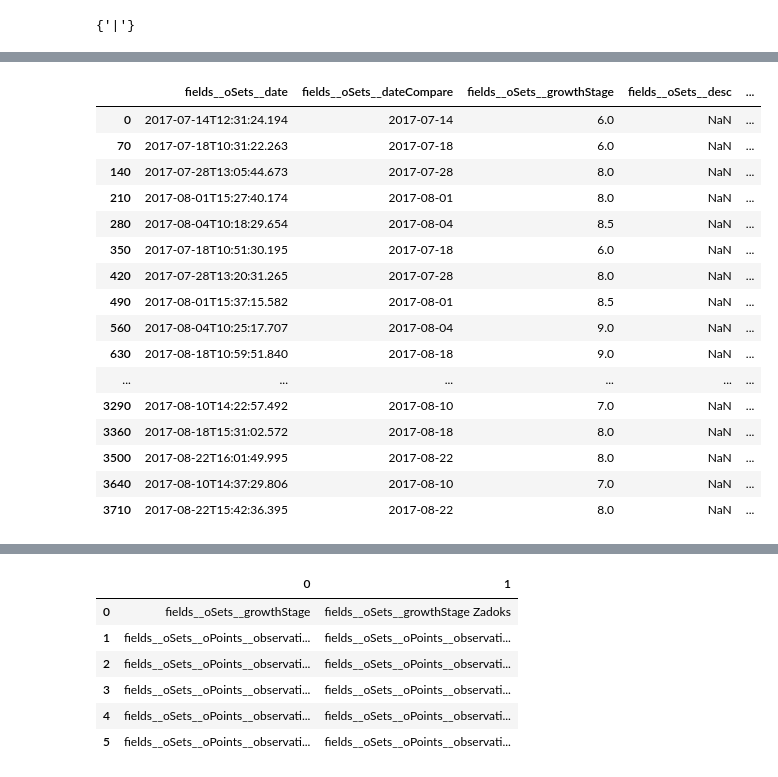
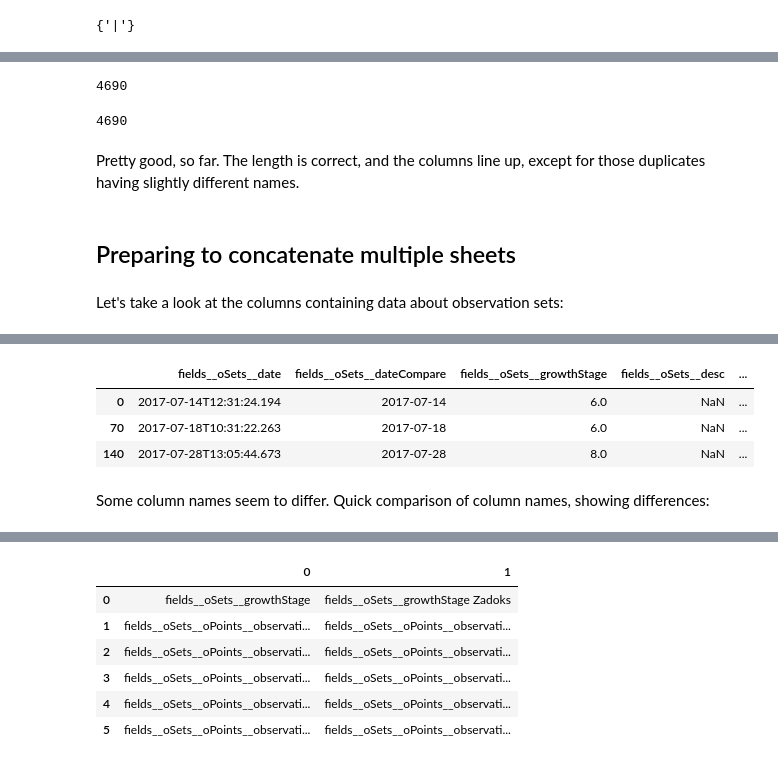
Before and after one commit to devvyn/aafc-field-data, a Jupyter notebook: notebook/(WIP) chunked parsing — CAM data from iPads.ipynb, the cells around one changed output, grey strips where cells are left out. Cells and saved outputs as stored; diff of their text form; code cells hidden in the pictures.

Commit message:
:rewind: :memo: update notebook
- :rewind: revert some corruption caused by PyCharm
- :memo: improve and extend demonstration of merging worksheets
- :memo: explore renaming mismatched columns

```diff
--- a/notebook/(WIP) chunked parsing — CAM data from iPads.ipynb
+++ b/notebook/(WIP) chunked parsing — CAM data from iPads.ipynb
@@ -136,9 +167,23 @@ set(has_children(example_node).keys()) & set(has_data(example_node).keys())
+# %%
+sum(len(sheet) for sheet in sheets.values())
+# %% [output]
+4690
+# %%
+len(experimental_concat_results)
+# %% [output]
+4690
+# %% [markdown]
+Pretty good, so far. The length is correct, and the columns line up, except for those duplicates having slightly different names.
+# %% [markdown]
+## Preparing to concatenate multiple sheets
+# %% [markdown]
+Let's take a look at the columns containing data about observation sets:
 # %%
 for sheet_name in column_dictionary.keys():
     node_sets = column_dictionary[sheet_name]['fields']['oSets']
     key_column = node_sets['date'][separator]
     columns = [child[separator].name for parent_key, child in has_data(node_sets).items()]
-    display(sheets[sheet_name].loc[key_column.isna() != True, columns])
+    display(sheets[sheet_name].loc[key_column.isna() != True, columns].head(3))
 # %% [output]
 |  | fields__oSets__date | fields__oSets__dateCompare | fields__oSets__growthStage Zadoks | fields__oSets__desc | ... |
 | 0 | 2017-08-02T13:12:09.542 | 2017-08-02 | 7.0 | NaN | ... |
@@ -153,17 +192,6 @@ for sheet_name in column_dictionary.keys():
 |  | fields__oSets__date | fields__oSets__dateCompare | fields__oSets__growthStage | fields__oSets__desc | ... |
 | 0 | 2017-07-14T12:31:24.194 | 2017-07-14 | 6.0 | NaN | ... |
 | 70 | 2017-07-18T10:31:22.263 | 2017-07-18 | 6.0 | NaN | ... |
 | 140 | 2017-07-28T13:05:44.673 | 2017-07-28 | 8.0 | NaN | ... |
-| 210 | 2017-08-01T15:27:40.174 | 2017-08-01 | 8.0 | NaN | ... |
-| 280 | 2017-08-04T10:18:29.654 | 2017-08-04 | 8.5 | NaN | ... |
-| 350 | 2017-07-18T10:51:30.195 | 2017-07-18 | 6.0 | NaN | ... |
-| 420 | 2017-07-28T13:20:31.265 | 2017-07-28 | 8.0 | NaN | ... |
-| 490 | 2017-08-01T15:37:15.582 | 2017-08-01 | 8.5 | NaN | ... |
-| 560 | 2017-08-04T10:25:17.707 | 2017-08-04 | 9.0 | NaN | ... |
-| 630 | 2017-08-18T10:59:51.840 | 2017-08-18 | 9.0 | NaN | ... |
-| ... | ... | ... | ... | ... | ... |
-| 3290 | 2017-08-10T14:22:57.492 | 2017-08-10 | 7.0 | NaN | ... |
-| 3360 | 2017-08-18T15:31:02.572 | 2017-08-18 | 8.0 | NaN | ... |
-| 3500 | 2017-08-22T16:01:49.995 | 2017-08-22 | 8.0 | NaN | ... |
-| 3640 | 2017-08-10T14:37:29.806 | 2017-08-10 | 7.0 | NaN | ... |
-| 3710 | 2017-08-22T15:42:36.395 | 2017-08-22 | 8.0 | NaN | ... |
+# %% [markdown]
+Some column names seem to differ. Quick comparison of column names, showing differences:
```
Also changed, not shown: parts of 17 cells of this notebook.
